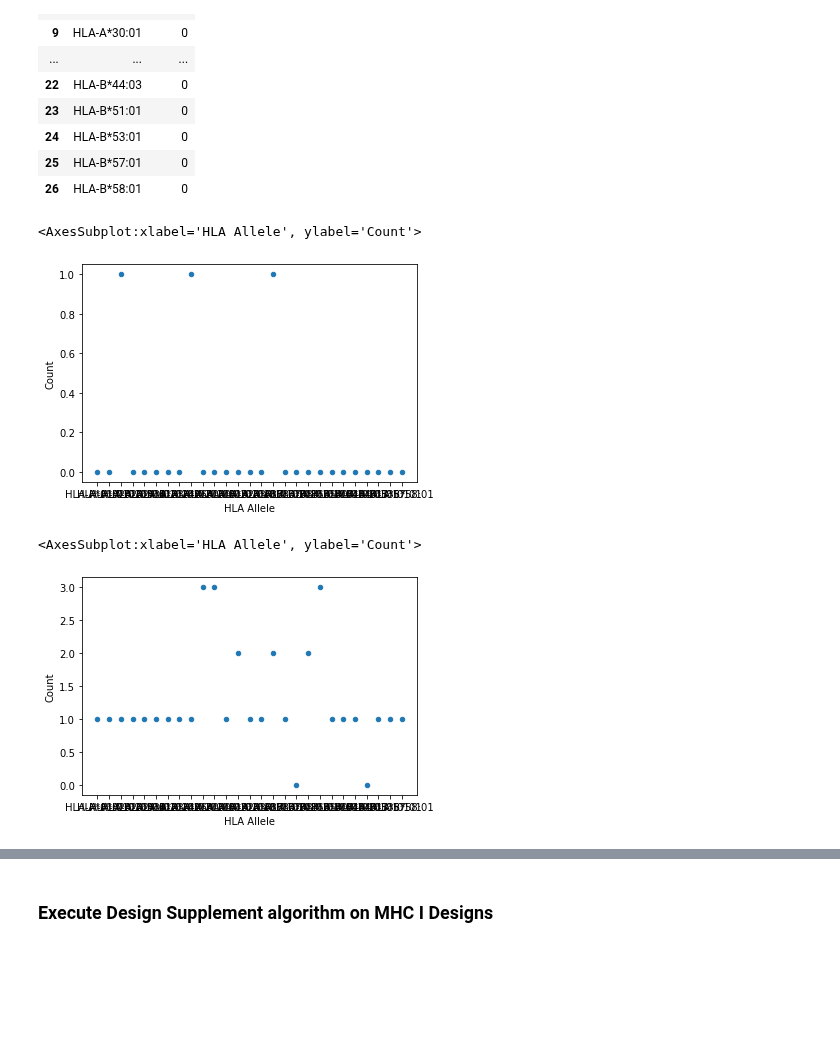
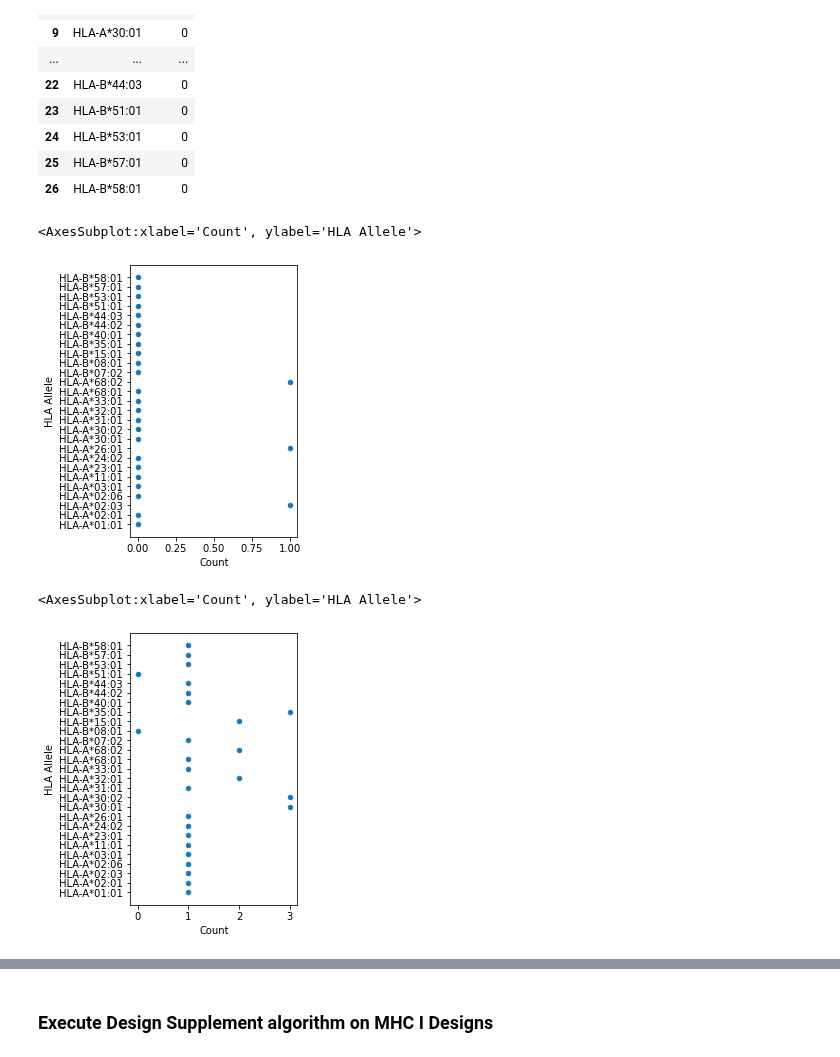
Before and after one commit to ryanquinnnelson/CMU-02718-HW5, a Jupyter notebook: 02_518_02_718_HW_5_ryann.ipynb, the cells around one changed output, grey strips where cells are left out. Drawn from its saved outputs; the diff is of its cells as text; code cells hidden in the pictures; blank space fills up the shorter version.

```diff
--- a/02_518_02_718_HW_5_ryann.ipynb
+++ b/02_518_02_718_HW_5_ryann.ipynb
@@ -1833,7 +1833,7 @@ test get_design_coverage()
 # %%
 print('test calculate_allele_distribution()')
 
-test_dist_df = calculate_allele_distribution(test_design,test_coverage_df)
+test_dist_df = get_allele_distribution_df(test_design,test_coverage_df)
 test_dist_df
 # %% [output]
 test calculate_allele_distribution()
@@ -1855,10 +1855,10 @@ test calculate_allele_distribution()
 | 25 | HLA-B*57:01 | 0 |
 | 26 | HLA-B*58:01 | 0 |
 # %%
-test_dist_df.plot.scatter(x='HLA Allele', y='Count')
+test_dist_df.plot.scatter(x='Count', y='HLA Allele',figsize=(3,5))
 # %% [output]
-<AxesSubplot:xlabel='HLA Allele', ylabel='Count'>
+<AxesSubplot:xlabel='Count', ylabel='HLA Allele'>
-[figure, old version]
+[figure, new version]
 # %%
 
 design_10_6_mhc1= designs_mhc1[4][3]
@@ -1868,6 +1868,6 @@ dist_10_6_mhc1 = calculate_allele_distribution(design_10_6_mhc1,coverage_10_6_mh
 # %%
-dist_10_6_mhc1.plot.scatter(x='HLA Allele', y='Count')
+dist_10_6_mhc1.plot.scatter(x='Count', y='HLA Allele',figsize=(3,5))
 # %% [output]
-<AxesSubplot:xlabel='HLA Allele', ylabel='Count'>
+<AxesSubplot:xlabel='Count', ylabel='HLA Allele'>
-[figure, old version]
+[figure, new version]
 # %%
```
Also changed, not shown: parts of 35 cells of this notebook.
